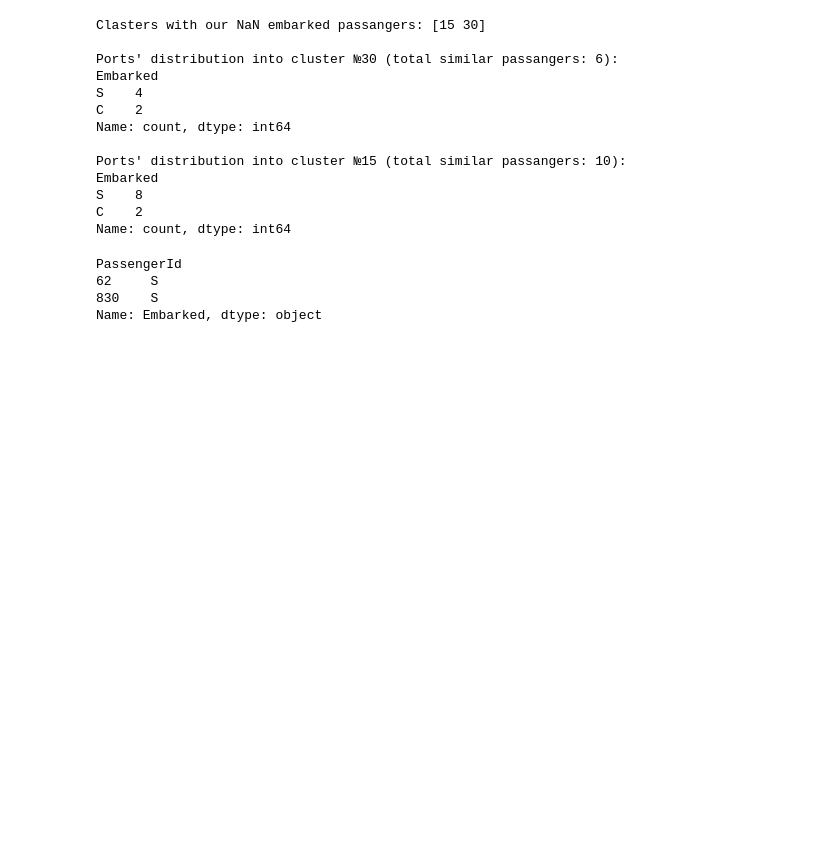
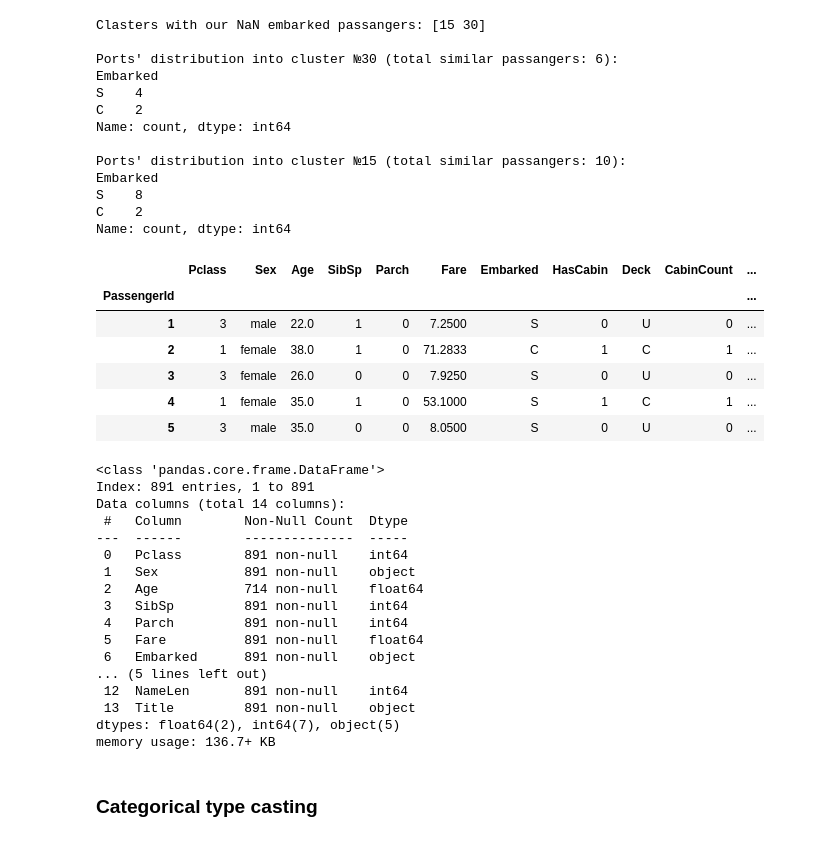
Before and after one commit to ikinaus/triton-vs-fastapi-serving, a Jupyter notebook: train.ipynb, the cells around one changed output. Drawn from its saved outputs; the diff is of its cells as text; code cells hidden in the pictures; blank space fills up the shorter version.

```diff
--- a/train.ipynb
+++ b/train.ipynb
@@ -256,11 +261,34 @@ S    8
 C    2
 Name: count, dtype: int64
 # %%
-df = df['Embarked'].fillna('S')
+df['Embarked'] = df['Embarked'].fillna('S')
-# %%
-df.iloc[[61, 829]]
-# %% [output]
-PassengerId
-62     S
-830    S
-Name: Embarked, dtype: object
+# %%
+display(df.head())
+df.info()
+# %% [output]
+|  | Pclass | Sex | Age | SibSp | Parch | Fare | Embarked | HasCabin | Deck | CabinCount | ... |
+| PassengerId |  |  |  |  |  |  |  |  |  |  | ... |
+| 1 | 3 | male | 22.0 | 1 | 0 | 7.2500 | S | 0 | U | 0 | ... |
+| 2 | 1 | female | 38.0 | 1 | 0 | 71.2833 | C | 1 | C | 1 | ... |
+| 3 | 3 | female | 26.0 | 0 | 0 | 7.9250 | S | 0 | U | 0 | ... |
+| 4 | 1 | female | 35.0 | 1 | 0 | 53.1000 | S | 1 | C | 1 | ... |
+| 5 | 3 | male | 35.0 | 0 | 0 | 8.0500 | S | 0 | U | 0 | ... |
+<class 'pandas.core.frame.DataFrame'>
+Index: 891 entries, 1 to 891
+Data columns (total 14 columns):
+ #   Column        Non-Null Count  Dtype
+---  ------        --------------  -----
+ 0   Pclass        891 non-null    int64
+ 1   Sex           891 non-null    object
+ 2   Age           714 non-null    float64
+ 3   SibSp         891 non-null    int64
+ 4   Parch         891 non-null    int64
+ 5   Fare          891 non-null    float64
+ 6   Embarked      891 non-null    object
+... (5 lines left out)
+ 12  NameLen       891 non-null    int64
+ 13  Title         891 non-null    object
+dtypes: float64(2), int64(7), object(5)
+memory usage: 136.7+ KB
+# %% [markdown]
+### Categorical type casting
```
Also changed, not shown: parts of 13 cells of this notebook.
